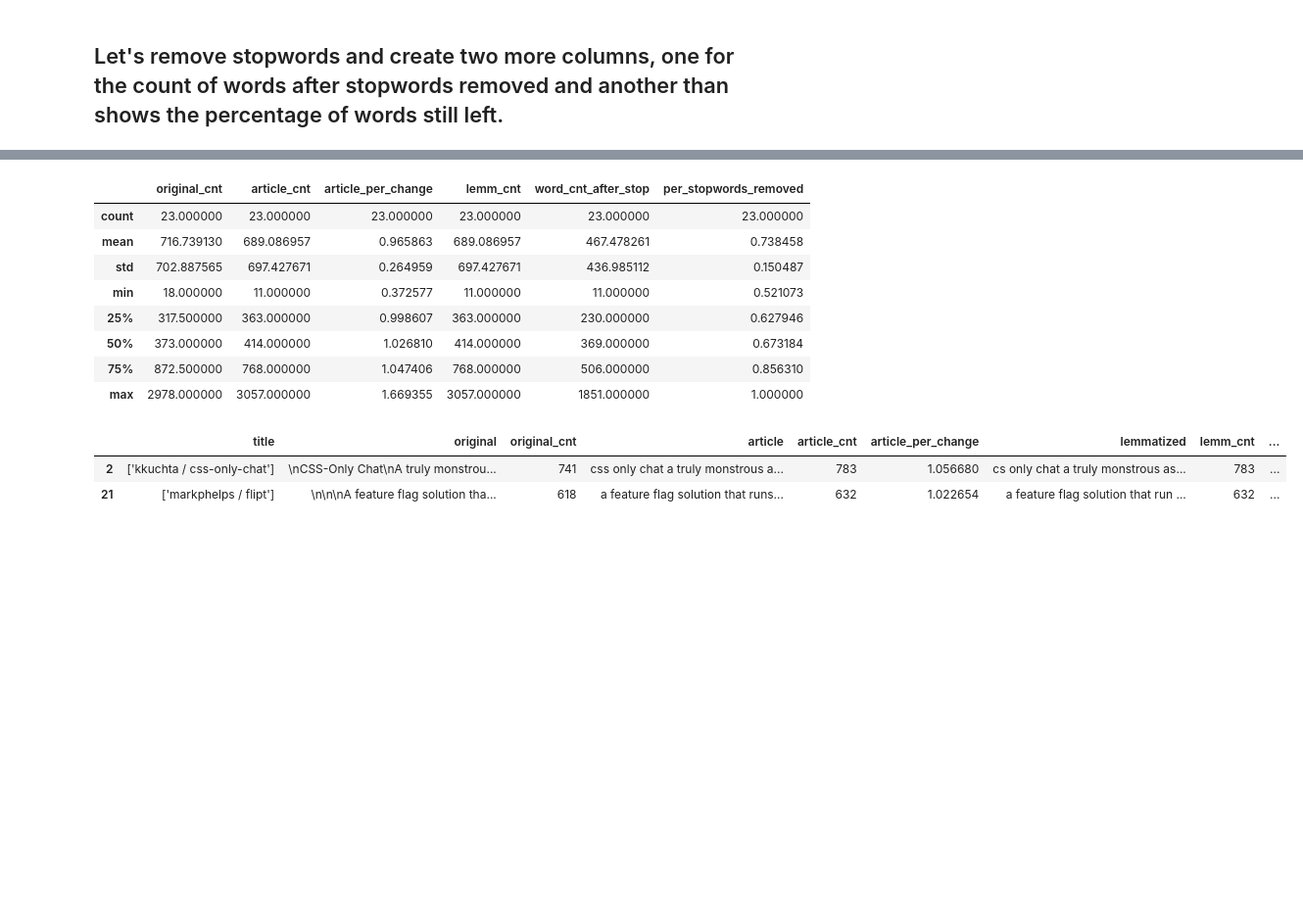
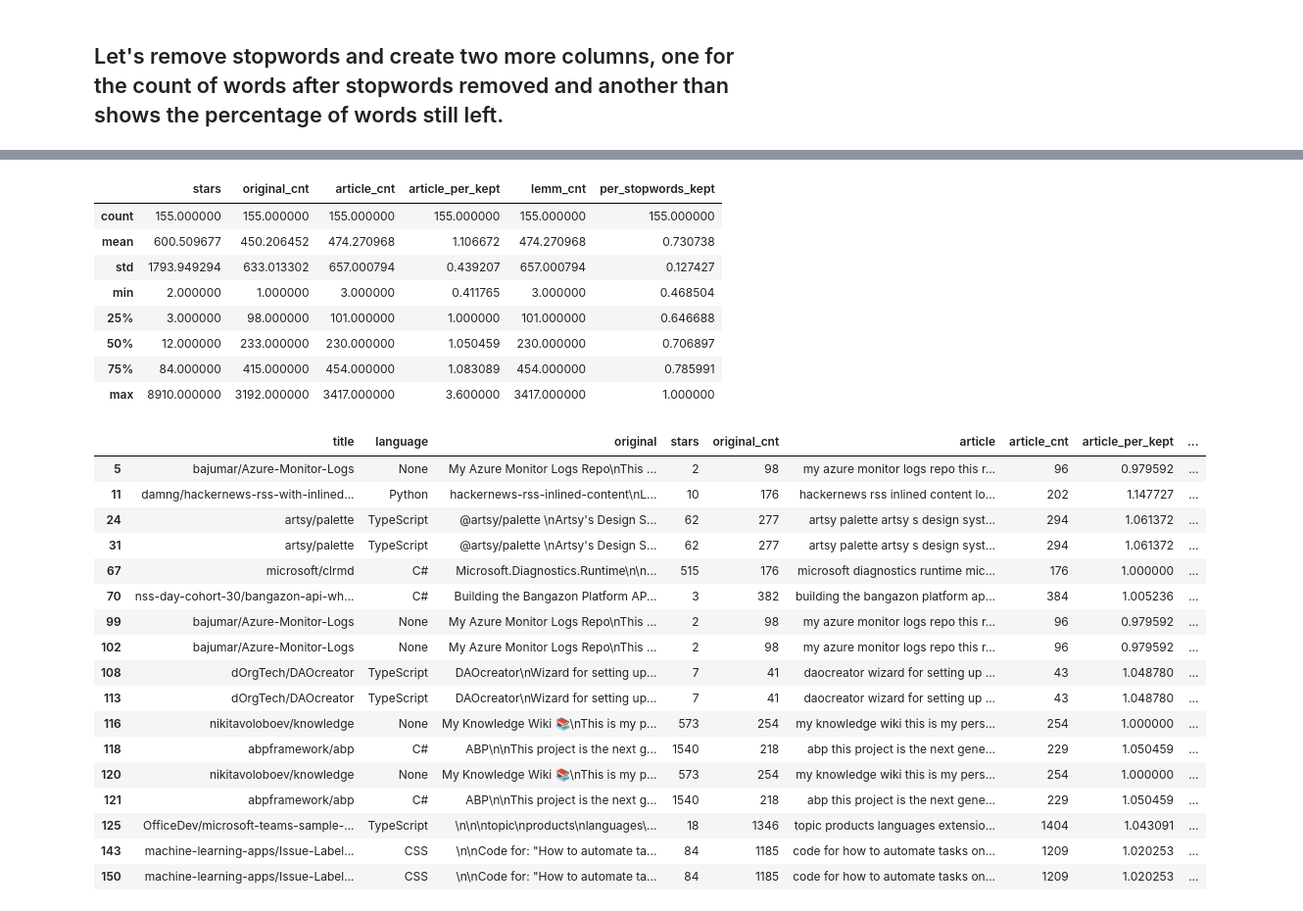
Before and after one commit to codeup-cyber-linguists/languages-classifier, a Jupyter notebook: jb_github_language_classifier.ipynb, the cells around one changed output, grey strips where cells are left out. Shown at 98% size. Cells and saved outputs as stored; diff of their text form; code cells hidden in the pictures; blank space fills up the shorter version.

```diff
--- a/jb_github_language_classifier.ipynb
+++ b/jb_github_language_classifier.ipynb
@@ -106,3 +106,6 @@ url_list = get_url_list()
 #     return df
 # %%
 # get_article_text_with_labels()
+# %%
+df = pd.read_csv('github_data.csv', header='infer', index_col=0)
+df.head(3)
@@ -211,5 +181,6 @@ dtype: int64
 # %%
-df[['article_per_change']] = df[['article_cnt']]
-df[['article_per_change']] = df.article_cnt / df.original_cnt
-df['article_per_change']=df['article_per_change'].astype(float)
-df.head()
+def article_percent():
+    df[['article_per_kept']] = df[['article_cnt']]
+    df[['article_per_kept']] = df.article_cnt / df.original_cnt
+    df['article_per_kept']=df['article_per_kept'].astype(float)
+    return df
@@ -324,18 +311,33 @@ remove_stopwards().head()
 # %%
 df.describe()
 # %% [output]
-|  | original_cnt | article_cnt | article_per_change | lemm_cnt | word_cnt_after_stop | per_stopwords_removed |
-| count | 23.000000 | 23.000000 | 23.000000 | 23.000000 | 23.000000 | 23.000000 |
-| mean | 716.739130 | 689.086957 | 0.965863 | 689.086957 | 467.478261 | 0.738458 |
-| std | 702.887565 | 697.427671 | 0.264959 | 697.427671 | 436.985112 | 0.150487 |
-| min | 18.000000 | 11.000000 | 0.372577 | 11.000000 | 11.000000 | 0.521073 |
-| 25% | 317.500000 | 363.000000 | 0.998607 | 363.000000 | 230.000000 | 0.627946 |
-| 50% | 373.000000 | 414.000000 | 1.026810 | 414.000000 | 369.000000 | 0.673184 |
-| 75% | 872.500000 | 768.000000 | 1.047406 | 768.000000 | 506.000000 | 0.856310 |
-| max | 2978.000000 | 3057.000000 | 1.669355 | 3057.000000 | 1851.000000 | 1.000000 |
+|  | stars | original_cnt | article_cnt | article_per_kept | lemm_cnt | per_stopwords_kept |
+| count | 155.000000 | 155.000000 | 155.000000 | 155.000000 | 155.000000 | 155.000000 |
+| mean | 600.509677 | 450.206452 | 474.270968 | 1.106672 | 474.270968 | 0.730738 |
+| std | 1793.949294 | 633.013302 | 657.000794 | 0.439207 | 657.000794 | 0.127427 |
+| min | 2.000000 | 1.000000 | 3.000000 | 0.411765 | 3.000000 | 0.468504 |
+| 25% | 3.000000 | 98.000000 | 101.000000 | 1.000000 | 101.000000 | 0.646688 |
+| 50% | 12.000000 | 233.000000 | 230.000000 | 1.050459 | 230.000000 | 0.706897 |
+| 75% | 84.000000 | 415.000000 | 454.000000 | 1.083089 | 454.000000 | 0.785991 |
+| max | 8910.000000 | 3192.000000 | 3417.000000 | 3.600000 | 3417.000000 | 1.000000 |
 # %%
-df[df.per_stopwords_removed < .6]
+df[df.per_stopwords_kept < .6]
 # %% [output]
-|  | title | original | original_cnt | article | article_cnt | article_per_change | lemmatized | lemm_cnt | ... |
-| 2 | ['kkuchta / css-only-chat'] | \nCSS-Only Chat\nA truly monstrou... | 741 | css only chat a truly monstrous a... | 783 | 1.056680 | cs only chat a truly monstrous as... | 783 | ... |
-| 21 | ['markphelps / flipt'] | \n\n\nA feature flag solution tha... | 618 | a feature flag solution that runs... | 632 | 1.022654 | a feature flag solution that run ... | 632 | ... |
+|  | title | language | original | stars | original_cnt | article | article_cnt | article_per_kept | ... |
+| 5 | bajumar/Azure-Monitor-Logs | None | My Azure Monitor Logs Repo\nThis ... | 2 | 98 | my azure monitor logs repo this r... | 96 | 0.979592 | ... |
+| 11 | damng/hackernews-rss-with-inlined... | Python | hackernews-rss-inlined-content\nL... | 10 | 176 | hackernews rss inlined content lo... | 202 | 1.147727 | ... |
+| 24 | artsy/palette | TypeScript | @artsy/palette \nArtsy's Design S... | 62 | 277 | artsy palette artsy s design syst... | 294 | 1.061372 | ... |
+| 31 | artsy/palette | TypeScript | @artsy/palette \nArtsy's Design S... | 62 | 277 | artsy palette artsy s design syst... | 294 | 1.061372 | ... |
+| 67 | microsoft/clrmd | C# | Microsoft.Diagnostics.Runtime\n\n... | 515 | 176 | microsoft diagnostics runtime mic... | 176 | 1.000000 | ... |
+| 70 | nss-day-cohort-30/bangazon-api-wh... | C# | Building the Bangazon Platform AP... | 3 | 382 | building the bangazon platform ap... | 384 | 1.005236 | ... |
+| 99 | bajumar/Azure-Monitor-Logs | None | My Azure Monitor Logs Repo\nThis ... | 2 | 98 | my azure monitor logs repo this r... | 96 | 0.979592 | ... |
+| 102 | bajumar/Azure-Monitor-Logs | None | My Azure Monitor Logs Repo\nThis ... | 2 | 98 | my azure monitor logs repo this r... | 96 | 0.979592 | ... |
+| 108 | dOrgTech/DAOcreator | TypeScript | DAOcreator\nWizard for setting up... | 7 | 41 | daocreator wizard for setting up ... | 43 | 1.048780 | ... |
+| 113 | dOrgTech/DAOcreator | TypeScript | DAOcreator\nWizard for setting up... | 7 | 41 | daocreator wizard for setting up ... | 43 | 1.048780 | ... |
+| 116 | nikitavoloboev/knowledge | None | My Knowledge Wiki 📚\nThis is my p... | 573 | 254 | my knowledge wiki this is my pers... | 254 | 1.000000 | ... |
+| 118 | abpframework/abp | C# | ABP\n\nThis project is the next g... | 1540 | 218 | abp this project is the next gene... | 229 | 1.050459 | ... |
+| 120 | nikitavoloboev/knowledge | None | My Knowledge Wiki 📚\nThis is my p... | 573 | 254 | my knowledge wiki this is my pers... | 254 | 1.000000 | ... |
+| 121 | abpframework/abp | C# | ABP\n\nThis project is the next g... | 1540 | 218 | abp this project is the next gene... | 229 | 1.050459 | ... |
+| 125 | OfficeDev/microsoft-teams-sample-... | TypeScript | \n\n\ntopic\nproducts\nlanguages\... | 18 | 1346 | topic products languages extensio... | 1404 | 1.043091 | ... |
+| 143 | machine-learning-apps/Issue-Label... | CSS | \n\nCode for: "How to automate ta... | 84 | 1185 | code for how to automate tasks on... | 1209 | 1.020253 | ... |
+| 150 | machine-learning-apps/Issue-Label... | CSS | \n\nCode for: "How to automate ta... | 84 | 1185 | code for how to automate tasks on... | 1209 | 1.020253 | ... |
```
Also changed, not shown: parts of 22 cells of this notebook.
